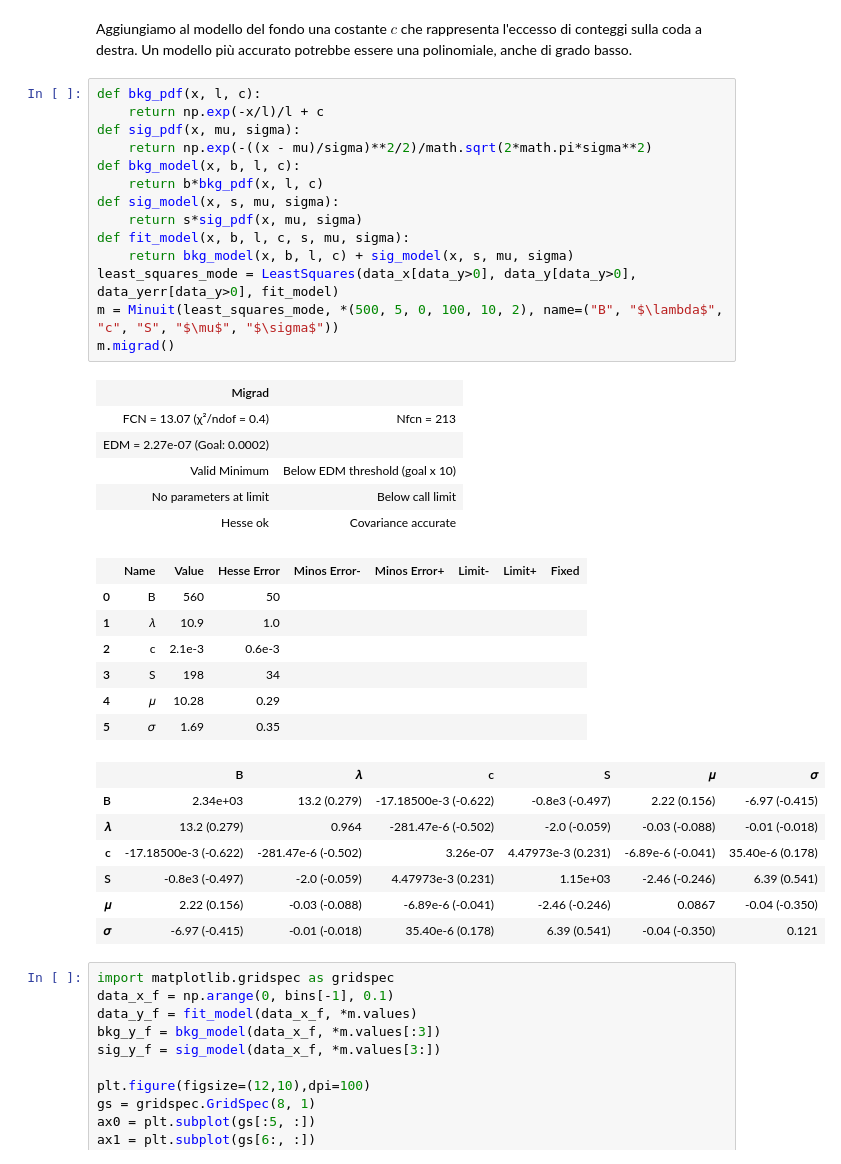
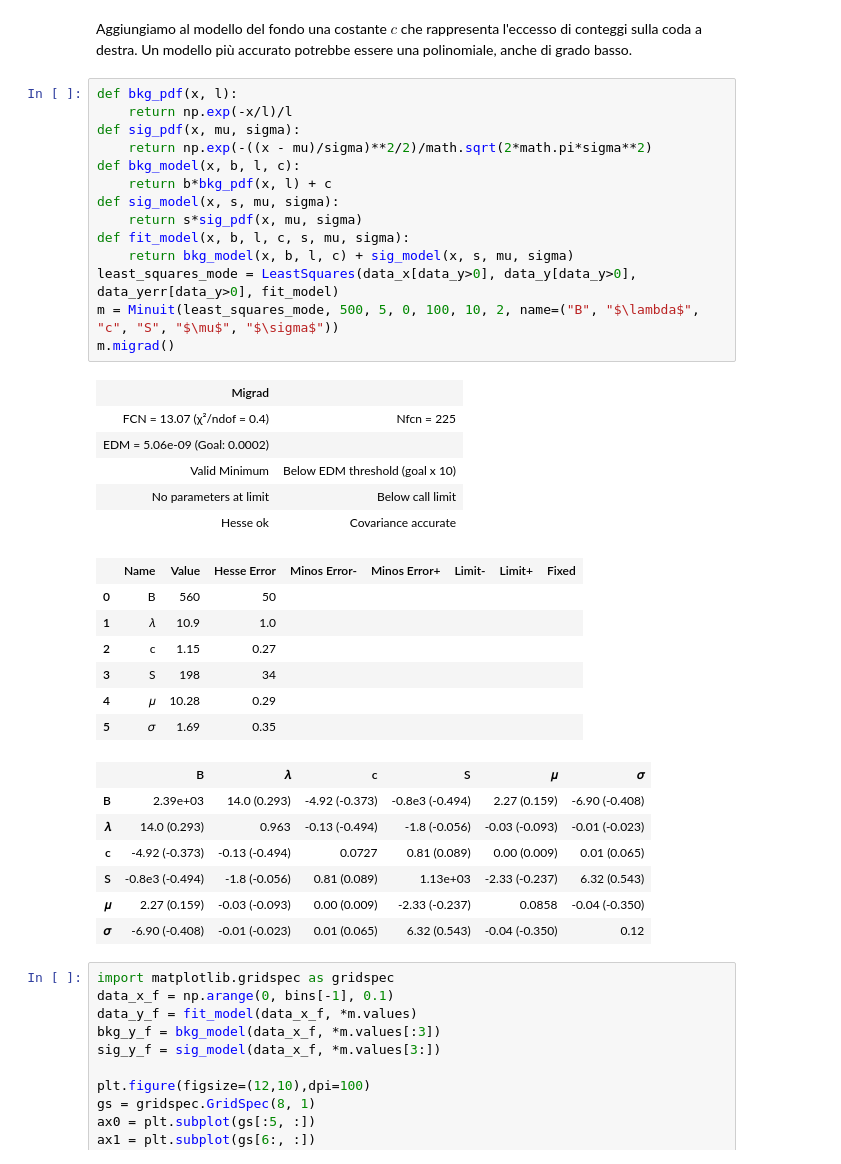
Before and after one commit to lucalista/analisi-dati-2025, a Jupyter notebook: 16.02.01__Fit_picco_1.ipynb, the cells around one changed output. Saved outputs shown, nothing was run; the diff lists cells and outputs as text.

```diff
--- a/16.02.01__Fit_picco_1.ipynb
+++ b/16.02.01__Fit_picco_1.ipynb
@@ -174,40 +174,40 @@ plt.show()
 # %% [markdown]
 Aggiungiamo al modello del fondo una costante $c$ che rappresenta l'eccesso di conteggi sulla coda a destra. Un modello più accurato potrebbe essere una polinomiale, anche di grado basso.
 # %%
-def bkg_pdf(x, l, c):
-    return np.exp(-x/l)/l + c
+def bkg_pdf(x, l):
+    return np.exp(-x/l)/l
 def sig_pdf(x, mu, sigma):
     return np.exp(-((x - mu)/sigma)**2/2)/math.sqrt(2*math.pi*sigma**2)
 def bkg_model(x, b, l, c):
-    return b*bkg_pdf(x, l, c)
+    return b*bkg_pdf(x, l) + c
 def sig_model(x, s, mu, sigma):
     return s*sig_pdf(x, mu, sigma)
 def fit_model(x, b, l, c, s, mu, sigma):
     return bkg_model(x, b, l, c) + sig_model(x, s, mu, sigma)
 least_squares_mode = LeastSquares(data_x[data_y>0], data_y[data_y>0], data_yerr[data_y>0], fit_model)
-m = Minuit(least_squares_mode, *(500, 5, 0, 100, 10, 2), name=("B", "$\lambda$", "c", "S", "$\mu$", "$\sigma$"))
+m = Minuit(least_squares_mode, 500, 5, 0, 100, 10, 2, name=("B", "$\lambda$", "c", "S", "$\mu$", "$\sigma$"))
 m.migrad()
 # %% [output]
 | Migrad |  |
-| FCN = 13.07 (χ²/ndof = 0.4) | Nfcn = 213 |
-| EDM = 2.27e-07 (Goal: 0.0002) |  |
+| FCN = 13.07 (χ²/ndof = 0.4) | Nfcn = 225 |
+| EDM = 5.06e-09 (Goal: 0.0002) |  |
 | Valid Minimum | Below EDM threshold (goal x 10) |
 | No parameters at limit | Below call limit |
 | Hesse ok | Covariance accurate |
 |  | Name | Value | Hesse Error | Minos Error- | Minos Error+ | Limit- | Limit+ | Fixed |
 | 0 | B | 560 | 50 |  |  |  |  |  |
 | 1 | 𝜆 | 10.9 | 1.0 |  |  |  |  |  |
-| 2 | c | 2.1e-3 | 0.6e-3 |  |  |  |  |  |
+| 2 | c | 1.15 | 0.27 |  |  |  |  |  |
 | 3 | S | 198 | 34 |  |  |  |  |  |
 | 4 | 𝜇 | 10.28 | 0.29 |  |  |  |  |  |
 | 5 | 𝜎 | 1.69 | 0.35 |  |  |  |  |  |
 |  | B | 𝜆 | c | S | 𝜇 | 𝜎 |
-| B | 2.34e+03 | 13.2 (0.279) | -17.18500e-3 (-0.622) | -0.8e3 (-0.497) | 2.22 (0.156) | -6.97 (-0.415) |
-| 𝜆 | 13.2 (0.279) | 0.964 | -281.47e-6 (-0.502) | -2.0 (-0.059) | -0.03 (-0.088) | -0.01 (-0.018) |
-| c | -17.18500e-3 (-0.622) | -281.47e-6 (-0.502) | 3.26e-07 | 4.47973e-3 (0.231) | -6.89e-6 (-0.041) | 35.40e-6 (0.178) |
-| S | -0.8e3 (-0.497) | -2.0 (-0.059) | 4.47973e-3 (0.231) | 1.15e+03 | -2.46 (-0.246) | 6.39 (0.541) |
-| 𝜇 | 2.22 (0.156) | -0.03 (-0.088) | -6.89e-6 (-0.041) | -2.46 (-0.246) | 0.0867 | -0.04 (-0.350) |
-| 𝜎 | -6.97 (-0.415) | -0.01 (-0.018) | 35.40e-6 (0.178) | 6.39 (0.541) | -0.04 (-0.350) | 0.121 |
+| B | 2.39e+03 | 14.0 (0.293) | -4.92 (-0.373) | -0.8e3 (-0.494) | 2.27 (0.159) | -6.90 (-0.408) |
+| 𝜆 | 14.0 (0.293) | 0.963 | -0.13 (-0.494) | -1.8 (-0.056) | -0.03 (-0.093) | -0.01 (-0.023) |
+| c | -4.92 (-0.373) | -0.13 (-0.494) | 0.0727 | 0.81 (0.089) | 0.00 (0.009) | 0.01 (0.065) |
+| S | -0.8e3 (-0.494) | -1.8 (-0.056) | 0.81 (0.089) | 1.13e+03 | -2.33 (-0.237) | 6.32 (0.543) |
+| 𝜇 | 2.27 (0.159) | -0.03 (-0.093) | 0.00 (0.009) | -2.33 (-0.237) | 0.0858 | -0.04 (-0.350) |
+| 𝜎 | -6.90 (-0.408) | -0.01 (-0.023) | 0.01 (0.065) | 6.32 (0.543) | -0.04 (-0.350) | 0.12 |
 # %%
 import matplotlib.gridspec as gridspec
 data_x_f = np.arange(0, bins[-1], 0.1)
```
Also changed, not shown: parts of 3 cells of this notebook, 1 other file.
